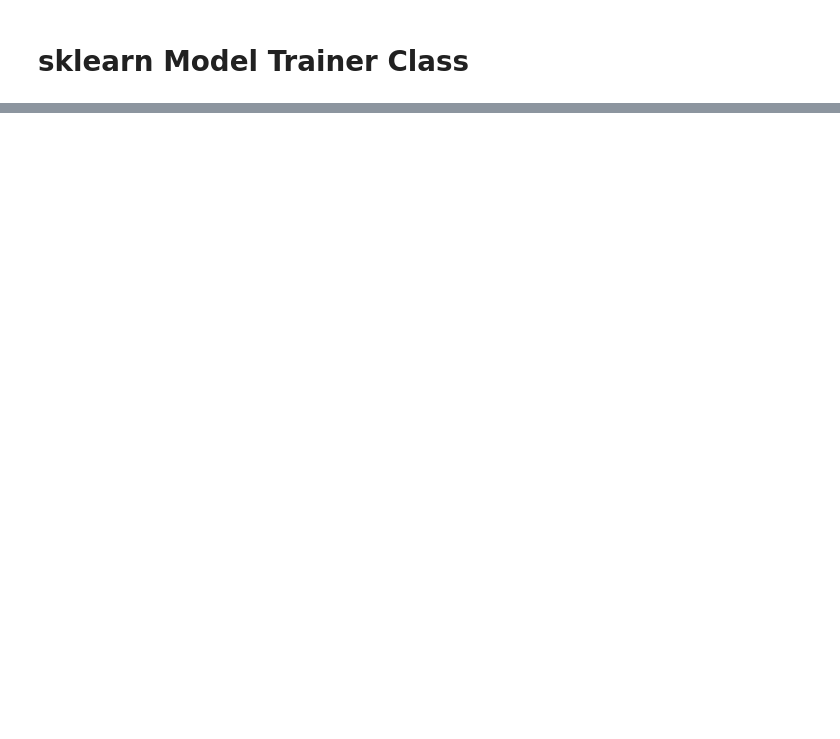
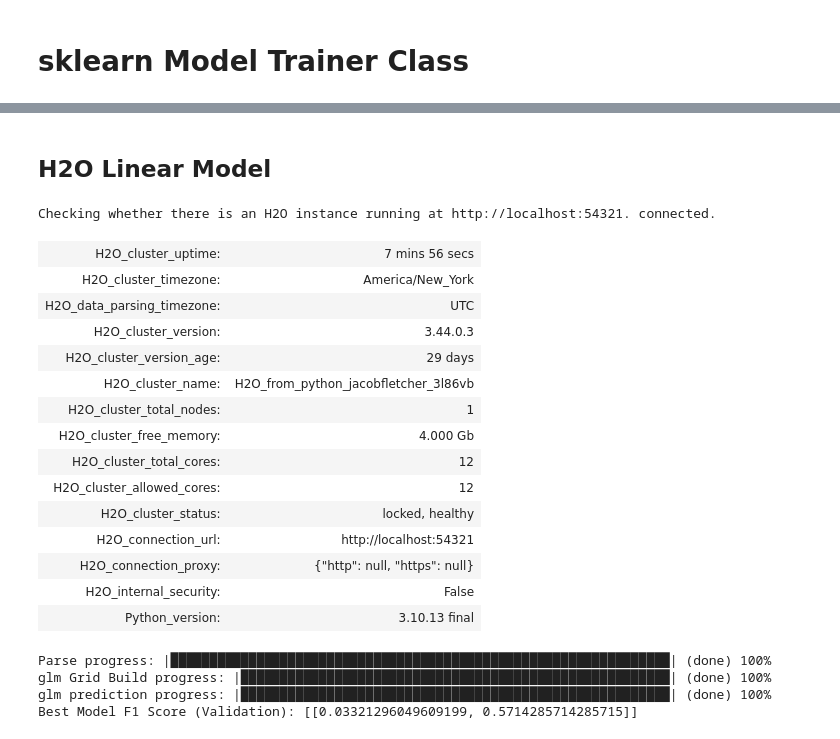
Before and after one commit to fletcherjacob/churn_project, a Jupyter notebook: initial_training.ipynb, the cells around one changed output, grey strips where cells are left out. Saved outputs shown, nothing was run; the diff lists cells and outputs as text; code cells hidden in the pictures; blank space fills up the shorter version.

```diff
--- a/initial_training.ipynb
+++ b/initial_training.ipynb
@@ -199,0 +269,58 @@ df.sort_values('f1', ascending=False)
+# %% [markdown]
+## H2O Linear Model
+# %%
+import h2o
+from h2o.estimators.glm import H2OGeneralizedLinearEstimator
+from h2o.grid.grid_search import H2OGridSearch
+h2o.init()
+# %% [output]
+Checking whether there is an H2O instance running at http://localhost:54321. connected.
+| H2O_cluster_uptime: | 7 mins 56 secs |
+| H2O_cluster_timezone: | America/New_York |
+| H2O_data_parsing_timezone: | UTC |
+| H2O_cluster_version: | 3.44.0.3 |
+| H2O_cluster_version_age: | 29 days |
+| H2O_cluster_name: | H2O_from_python_jacobfletcher_3l86vb |
+| H2O_cluster_total_nodes: | 1 |
+| H2O_cluster_free_memory: | 4.000 Gb |
+| H2O_cluster_total_cores: | 12 |
+| H2O_cluster_allowed_cores: | 12 |
+| H2O_cluster_status: | locked, healthy |
+| H2O_connection_url: | http://localhost:54321 |
+| H2O_connection_proxy: | {"http": null, "https": null} |
+| H2O_internal_security: | False |
+| Python_version: | 3.10.13 final |
+# %%
+h2o_df = h2o.import_file(file_path)
+
+# Split the data into training and validation sets
+train, valid = h2o_df.split_frame(ratios=[0.85], seed=42)
+
+# Define hyperparameter grid
+hyperparams = {
+    'alpha': [0.1, 0.5, 0.9],
+    'lambda': [1e-5, 1e-6, 1e-7]
+}
+
+# Initialize the linear regression model
+linear_reg = H2OGeneralizedLinearEstimator(family='binomial')
+
+# Perform grid search
+grid_search = H2OGridSearch(linear_reg, hyperparams)
+grid_search.train(y="label", training_frame=train)
+
+# Get the best model from the grid search
+best_model = grid_search.get_grid()[0]
+
+# Make predictions on the validation set
+preds = best_model.predict(valid)
+
+# Get model performance on the validation set
+validation_performance = best_model.model_performance(valid)
+f1_score = validation_performance.F1()
+print("Best Model F1 Score (Validation):", f1_score)
+# %% [output]
+Parse progress: |████████████████████████████████████████████████████████████████| (done) 100%
+glm Grid Build progress: |███████████████████████████████████████████████████████| (done) 100%
+glm prediction progress: |███████████████████████████████████████████████████████| (done) 100%
+Best Model F1 Score (Validation): [[0.03321296049609199, 0.5714285714285715]]
```
Also changed, not shown: parts of 9 cells of this notebook.
